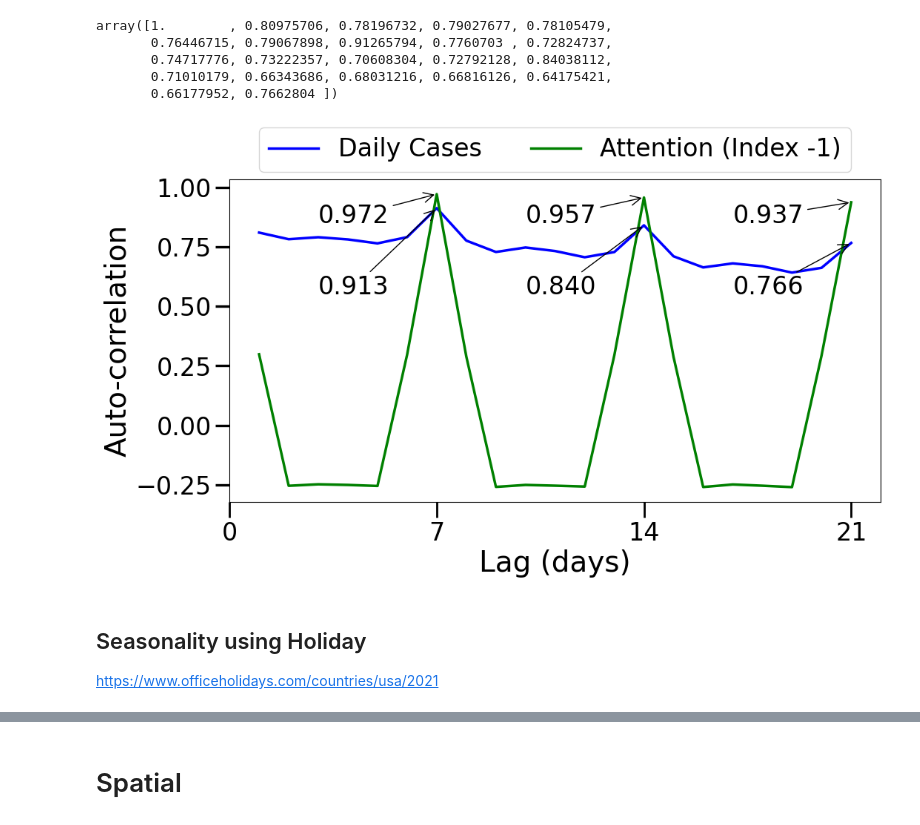
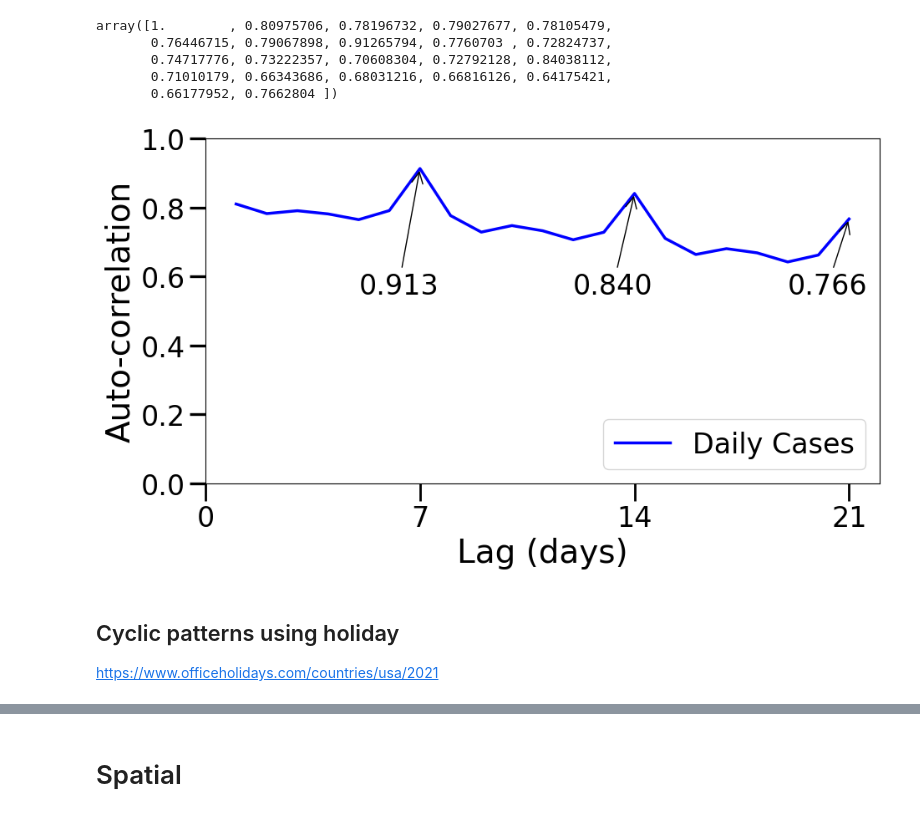
Before and after one commit to Data-ScienceHub/gpce-covid, a Jupyter notebook: TFT-pytorch/notebook/Plot attention.ipynb, the cells around one changed output, grey strips where cells are left out. Drawn from its saved outputs; the diff is of its cells as text; code cells hidden in the pictures.

```diff
--- a/TFT-pytorch/notebook/Plot attention.ipynb
+++ b/TFT-pytorch/notebook/Plot attention.ipynb
@@ -17,7 +17,7 @@ from Class.PlotConfig import *
 # %% [markdown]
 ## Attention
 # %%
-root = '../scratch/TFT_baseline/figures/'
+root = '../results/TFT_baseline/figures/'
 attention = pd.read_csv(join(root, 'attention.csv'))
 attention['Date'] = pd.to_datetime(attention['Date'])
 attention.head(3)
@@ -38,6 +38,7 @@ attention.rename(
 # %%
 predictions = pd.read_csv(join(root, 'predictions.csv'))
 predictions['Date'] = pd.to_datetime(predictions['Date'])
+predictions['weekday'] = predictions.Date.dt.dayofweek
 
 # analyzing against train attention weights
 predictions = predictions[predictions['split']=='train']
@@ -46,7 +47,7 @@ predictions_summed_by_county = predictions.groupby(
     ['FIPS'])[['Cases']].aggregate('sum').reset_index()
 
 predictions_summed_by_date = predictions.groupby(
-    ['Date'])[['Cases']].aggregate('sum').reset_index()
+    ['Date', 'weekday'])[['Cases']].aggregate('sum').reset_index()
 
 predictions.head(3)
 # %% [output]
@@ -163,7 +163,7 @@ end_date = pd.to_datetime('2021-01-02')
 formatter = ScalarFormatter(useOffset=True)
 formatter.set_powerlimits((-3, 3))
 
-fig, ax = plt.subplots(figsize=(14, 6))
+fig, ax = plt.subplots(figsize=(13.5, 7))
 df1 = predictions_summed_by_date[
     (predictions_summed_by_date['Date']>=start_date) &
     (predictions_summed_by_date['Date']<=end_date)
@@ -172,7 +172,8 @@ ax.plot(
     df1['Date'], df1['Cases'],
     label='Cases', color='blue'
 )
-for index, weekday, color in zip([4, 6], ['Fri', 'Sun'], ['orange', 'green']):
+for index, color in zip([0, 1], ['orange', 'green']):
+    weekday = weekdays[index]
     data = df1[df1['weekday']==index]
     ax.scatter(
         data['Date'], data['Cases'],
@@ -205,8 +206,13 @@ ax.tick_params(which='both', width=2)
 ax.tick_params(which='major', length=14)
 # ax.tick_params(which='minor', length=16, color='r')
 
-ax.legend(ncol=3, loc='lower left')
-second_axis.legend(loc='lower right')
+ax.legend(
+    ncol=3, bbox_to_anchor = (0, 1.25),
+    loc='upper left'
+)
+second_axis.legend(
+    bbox_to_anchor = (1, 1.25), loc='upper right'
+)
 
 fig.tight_layout()
 plt.show()
@@ -221,7 +227,7 @@ import statsmodels.api as sm
 from statsmodels.graphics import tsaplots
 # %%
 attention_autocorrelation = sm.tsa.acf(
-    attention_date_aligned_summed[12], nlags=21
+    attention_date_aligned_summed[max_encoder_length-1], nlags=21
 )
 attention_autocorrelation
 # %% [output]
@@ -287,41 +293,43 @@ array([1.        , 0.80975706, 0.78196732, 0.79027677, 0.78105479,
        0.71010179, 0.66343686, 0.68031216, 0.66816126, 0.64175421,
        0.66177952, 0.7662804 ])
 # %%
-fig, ax = plt.subplots(figsize=(11, 7))
+fig, ax = plt.subplots(figsize=(10, 6))
 # ax.grid(which='major', axis='x')
 X, Y = range(1, 22), case_autocorrelation[1:]
 
 ax.xaxis.set_major_locator(MultipleLocator(base=7))
 
 ax.plot(X, Y, color='blue', label='Daily Cases')
-ax.plot(X, attention_autocorrelation[1:], color='green', label='Attention (Index -1)')
+ax.set_ylim(0, 1)
+# ax.plot(X, attention_autocorrelation[1:], color='green', label='Attention Weight')
 
 # ax.axhline(c='grey', lw=3, color='black')
 ax.set_ylabel('Auto-correlation')
 ax.set_xlabel('Lag (days)')
 
 for index in range(7, 22, 7):
     y = case_autocorrelation[index]
     ax.annotate(
         text=f"{y:0.3f}", xy=(index, y),
-        xytext=(index-4, 0.55), arrowprops=dict(arrowstyle="->"),
+        xytext=(index-2, 0.55), arrowprops=dict(arrowstyle="->"),
     )
 
-    y = attention_autocorrelation[index]
-    ax.annotate(
-        text=f"{y:0.3f}", xy=(index, y),
-        xytext=(index-4, 0.85), arrowprops=dict(arrowstyle="->"),
-    )
+    # y = attention_autocorrelation[index]
+    # ax.annotate(
+    #     text=f"{y:0.3f}", xy=(index, y),
+    #     xytext=(index-4, 0.85), arrowprops=dict(arrowstyle="->"),
+    # )
 
 ax.legend(
-    ncols=2, bbox_to_anchor = (0.5, 1.2),
-    loc='upper center', framealpha=0.8
+    loc='lower right'
+    # ncols=2, bbox_to_anchor = (0.5, 1.2),
+    # loc='upper center', framealpha=0.8
 )
 fig.tight_layout()
 fig.savefig(join(root, 'seasonal_pattern.jpg'), dpi=200)
 # %% [output]
-[figure, old version]
+[figure, new version]
 # %% [markdown]
-## Seasonality using Holiday
+## Cyclic patterns using holiday
 
 https://www.officeholidays.com/countries/usa/2021
```
Also changed, not shown: parts of 10 cells of this notebook, 51 other files.
